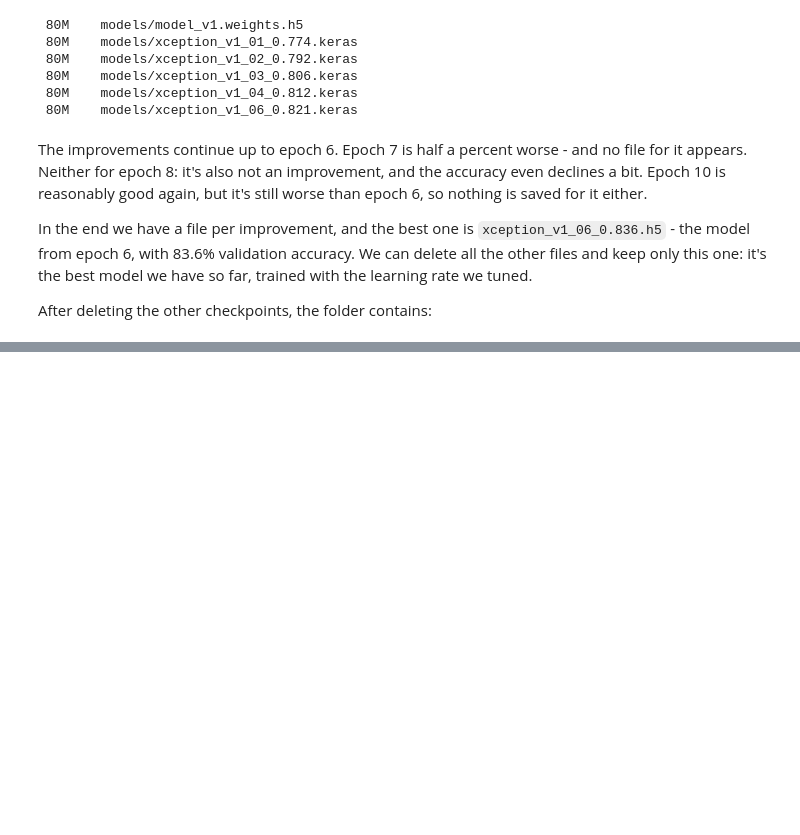
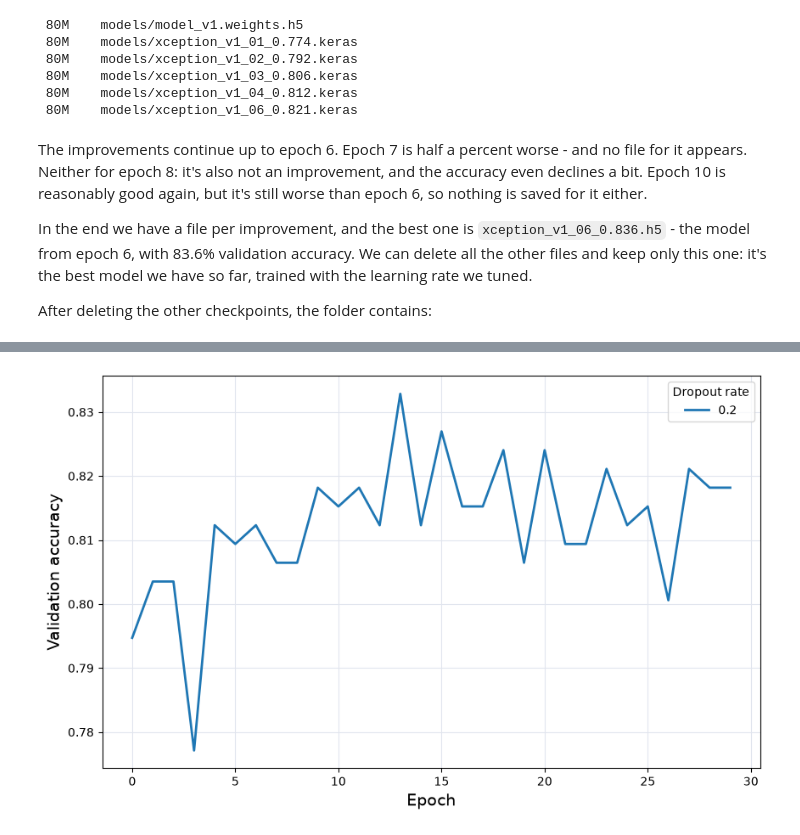
Before and after one commit to iofabela/ml-course-datatalksclub, a Jupyter notebook: lesson-08/notebook.ipynb, the cells around one changed output, grey strips where cells are left out. Cells and saved outputs as stored; diff of their text form; code cells hidden in the pictures; blank space fills up the shorter version.

```diff
--- a/lesson-08/notebook.ipynb
+++ b/lesson-08/notebook.ipynb
@@ -1804,0 +2174,20 @@ After deleting the other checkpoints, the folder contains:
+# %%
+learning_rate = 0.001
+size = 100
+
+scores = {}
+
+for droprate in [0.0, 0.2, 0.5, 0.8]:
+    print(droprate)
+
+    model = make_model(
+        learning_rate=learning_rate,
+        size_inner=size,
+        droprate=droprate
+    )
+
+    history = model.fit(train_ds, epochs=30, validation_data=val_ds)
+    scores[droprate] = history.history
+
+    print()
+    print()
@@ -1804,0 +2227,15 @@ After deleting the other checkpoints, the folder contains:
+# %%
+droprate = 0.2
+hist = scores[droprate]
+plt.figure(figsize=(10, 6))
+
+plt.plot(hist['val_accuracy'], linewidth=2, label=droprate)
+#plt.plot(hist['accuracy'], linewidth=2, label=droprate)
+
+plt.grid(color='#e1e5ee')
+plt.ylabel('Validation accuracy', fontsize=14)
+plt.xlabel('Epoch', fontsize=14)
+plt.legend(title='Dropout rate')
+plt.show()
+# %% [output]
+[figure, added]
```
Also changed, not shown: parts of 97 cells of this notebook, 11 other files.
